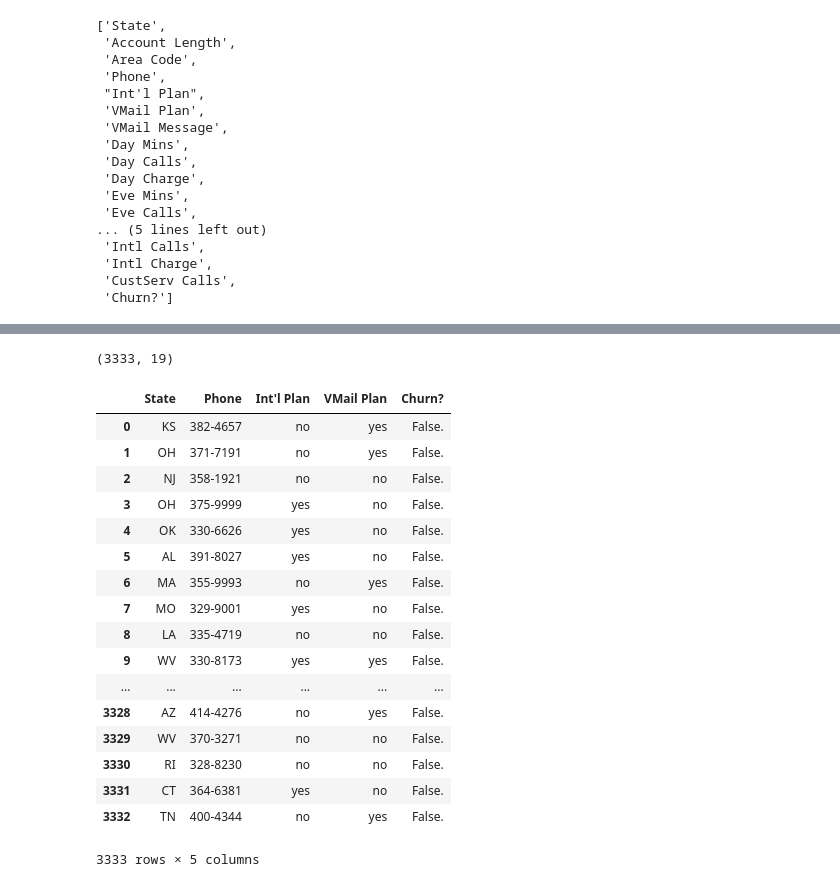
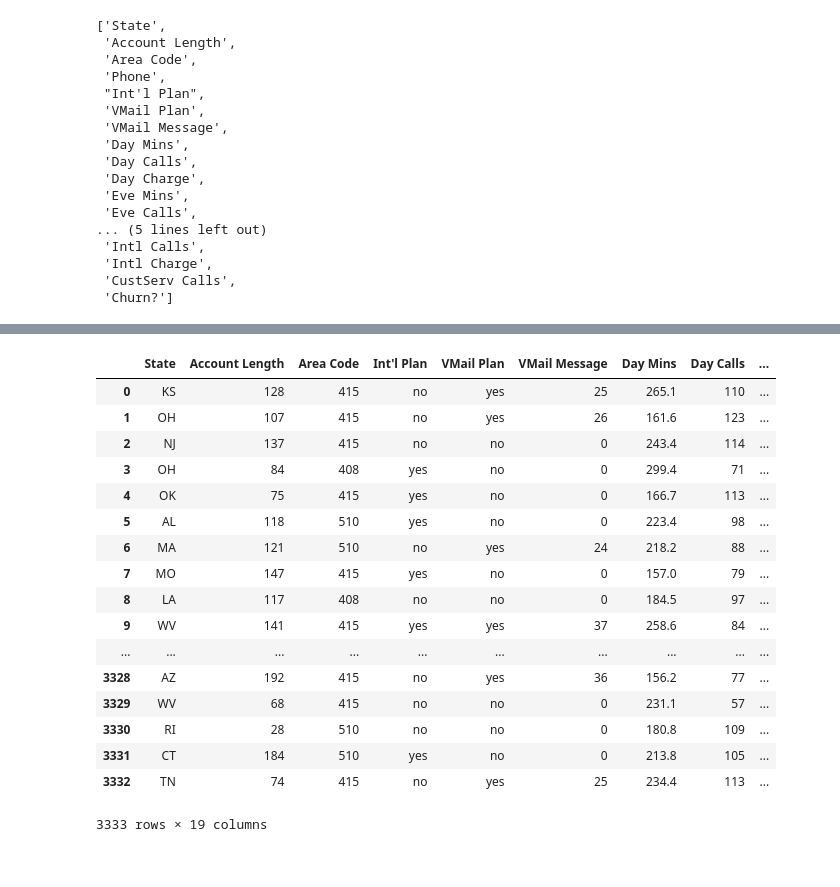
Before and after one commit to exrishu/iPython-exercises, a Jupyter notebook: Structure Data Classification/churn data analysis.ipynb, the cells around one changed output, grey strips where cells are left out. Drawn from its saved outputs; the diff is of its cells as text; code cells hidden in the pictures.

```diff
--- a/Structure Data Classification/churn data analysis.ipynb
+++ b/Structure Data Classification/churn data analysis.ipynb
@@ -66,31 +66,26 @@ churn.describe()
 churn_target = churn['Churn?']
 # %%
 churn_feature = churn.drop(['Phone','Churn?'],axis=1)
-churn_feature.shape
+churn_feature
 #cols_to_drop=['Phone','Churn?']
 # %% [output]
+|  | State | Account Length | Area Code | Int'l Plan | VMail Plan | VMail Message | Day Mins | Day Calls | ... |
+| 0 | KS | 128 | 415 | no | yes | 25 | 265.1 | 110 | ... |
+| 1 | OH | 107 | 415 | no | yes | 26 | 161.6 | 123 | ... |
+| 2 | NJ | 137 | 415 | no | no | 0 | 243.4 | 114 | ... |
+| 3 | OH | 84 | 408 | yes | no | 0 | 299.4 | 71 | ... |
+| 4 | OK | 75 | 415 | yes | no | 0 | 166.7 | 113 | ... |
+| 5 | AL | 118 | 510 | yes | no | 0 | 223.4 | 98 | ... |
+| 6 | MA | 121 | 510 | no | yes | 24 | 218.2 | 88 | ... |
+| 7 | MO | 147 | 415 | yes | no | 0 | 157.0 | 79 | ... |
+| 8 | LA | 117 | 408 | no | no | 0 | 184.5 | 97 | ... |
+| 9 | WV | 141 | 415 | yes | yes | 37 | 258.6 | 84 | ... |
+| ... | ... | ... | ... | ... | ... | ... | ... | ... | ... |
+| 3328 | AZ | 192 | 415 | no | yes | 36 | 156.2 | 77 | ... |
+| 3329 | WV | 68 | 415 | no | no | 0 | 231.1 | 57 | ... |
+| 3330 | RI | 28 | 510 | no | no | 0 | 180.8 | 109 | ... |
+| 3331 | CT | 184 | 510 | yes | no | 0 | 213.8 | 105 | ... |
+| 3332 | TN | 74 | 415 | no | yes | 25 | 234.4 | 113 | ... |
-(3333, 19)
+3333 rows × 19 columns
-# %%
-churn_categorical = churn.select_dtypes(include=['object'])
-churn_categorical
-# %% [output]
-|  | State | Phone | Int'l Plan | VMail Plan | Churn? |
-| 0 | KS | 382-4657 | no | yes | False. |
-| 1 | OH | 371-7191 | no | yes | False. |
-| 2 | NJ | 358-1921 | no | no | False. |
-| 3 | OH | 375-9999 | yes | no | False. |
-| 4 | OK | 330-6626 | yes | no | False. |
-| 5 | AL | 391-8027 | yes | no | False. |
-| 6 | MA | 355-9993 | no | yes | False. |
-| 7 | MO | 329-9001 | yes | no | False. |
-| 8 | LA | 335-4719 | no | no | False. |
-| 9 | WV | 330-8173 | yes | yes | False. |
-| ... | ... | ... | ... | ... | ... |
-| 3328 | AZ | 414-4276 | no | yes | False. |
-| 3329 | WV | 370-3271 | no | no | False. |
-| 3330 | RI | 328-8230 | no | no | False. |
-| 3331 | CT | 364-6381 | yes | no | False. |
-| 3332 | TN | 400-4344 | no | yes | False. |
-3333 rows × 5 columns
 # %%
 yes_no_col= ["Int'l Plan","VMail Plan"]
```
Also changed, not shown: parts of 4 cells of this notebook.
